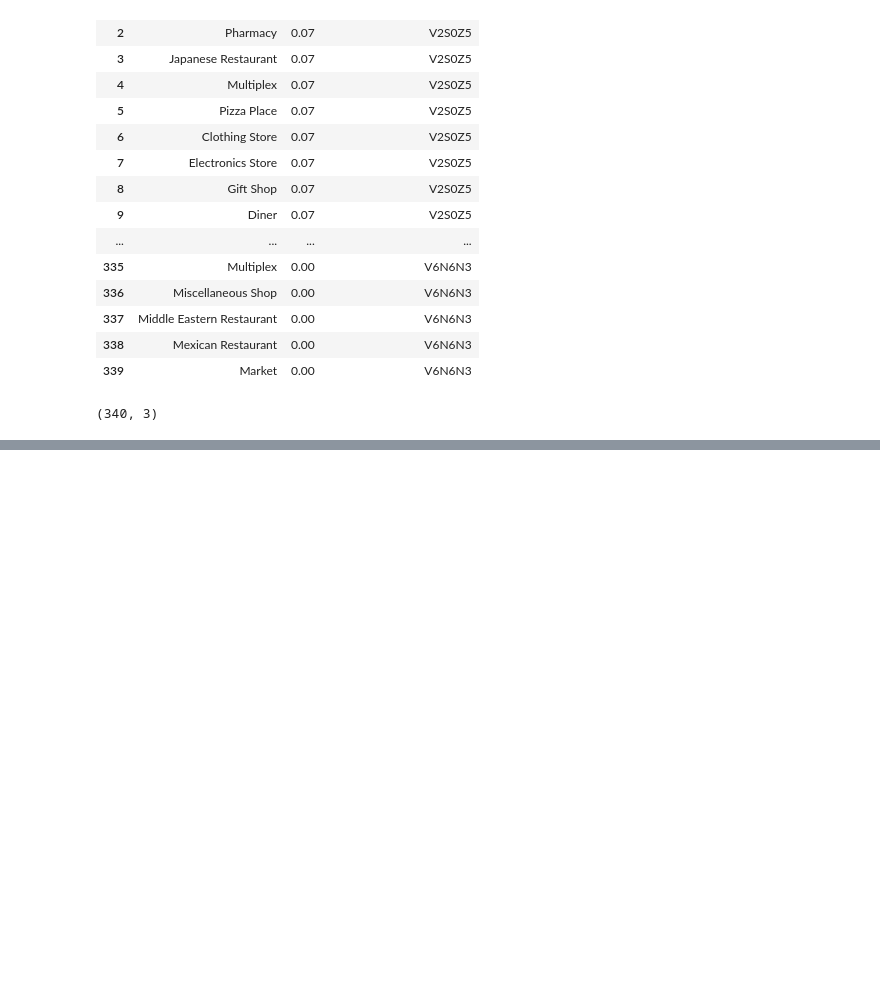
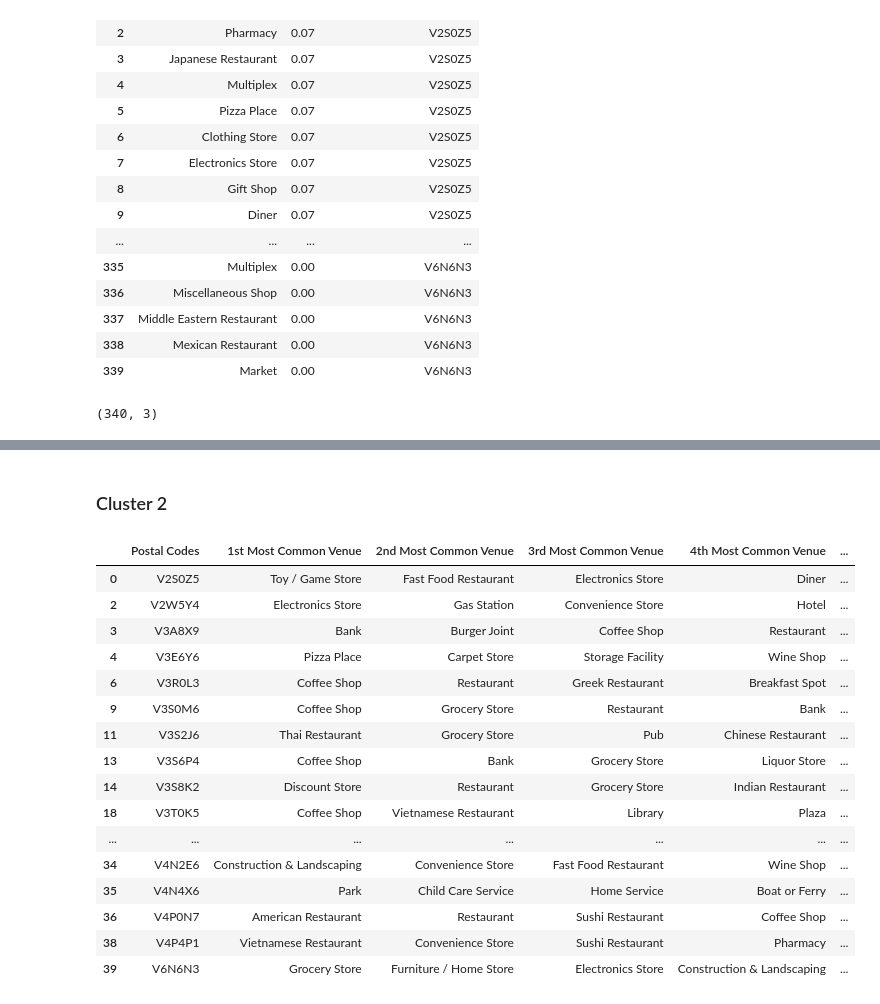
Before and after one commit to dulanjaleekrs/Coursera_Capstone, a Jupyter notebook: Business Recommendations For Surrey, BC - Final.ipynb, the cells around one changed output, grey strips where cells are left out. Drawn from its saved outputs; the diff is of its cells as text; code cells hidden in the pictures; blank space fills up the shorter version.

```diff
--- a/Business Recommendations For Surrey, BC - Final.ipynb
+++ b/Business Recommendations For Surrey, BC - Final.ipynb
@@ -505,0 +577,3 @@ fig.show()
+# %%
+surrey_merged["Cluster Labels"] = surrey_merged["Cluster Labels"].astype('int')
+surrey_merged["Cluster Labels"].dtype
@@ -505,0 +623,22 @@ fig.show()
+# %% [markdown]
+### Cluster 2
+# %%
+surrey_merged.loc[surrey_merged['Cluster Labels'] == 1, surrey_merged.columns[[0] + list(range(5, surrey_merged.shape[1]))]]
+# %% [output]
+|  | Postal Codes | 1st Most Common Venue | 2nd Most Common Venue | 3rd Most Common Venue | 4th Most Common Venue | ... |
+| 0 | V2S0Z5 | Toy / Game Store | Fast Food Restaurant | Electronics Store | Diner | ... |
+| 2 | V2W5Y4 | Electronics Store | Gas Station | Convenience Store | Hotel | ... |
+| 3 | V3A8X9 | Bank | Burger Joint | Coffee Shop | Restaurant | ... |
+| 4 | V3E6Y6 | Pizza Place | Carpet Store | Storage Facility | Wine Shop | ... |
+| 6 | V3R0L3 | Coffee Shop | Restaurant | Greek Restaurant | Breakfast Spot | ... |
+| 9 | V3S0M6 | Coffee Shop | Grocery Store | Restaurant | Bank | ... |
+| 11 | V3S2J6 | Thai Restaurant | Grocery Store | Pub | Chinese Restaurant | ... |
+| 13 | V3S6P4 | Coffee Shop | Bank | Grocery Store | Liquor Store | ... |
+| 14 | V3S8K2 | Discount Store | Restaurant | Grocery Store | Indian Restaurant | ... |
+| 18 | V3T0K5 | Coffee Shop | Vietnamese Restaurant | Library | Plaza | ... |
+| ... | ... | ... | ... | ... | ... | ... |
+| 34 | V4N2E6 | Construction & Landscaping | Convenience Store | Fast Food Restaurant | Wine Shop | ... |
+| 35 | V4N4X6 | Park | Child Care Service | Home Service | Boat or Ferry | ... |
+| 36 | V4P0N7 | American Restaurant | Restaurant | Sushi Restaurant | Coffee Shop | ... |
+| 38 | V4P4P1 | Vietnamese Restaurant | Convenience Store | Sushi Restaurant | Pharmacy | ... |
+| 39 | V6N6N3 | Grocery Store | Furniture / Home Store | Electronics Store | Construction & Landscaping | ... |
```
Also changed, not shown: parts of 18 cells of this notebook.
